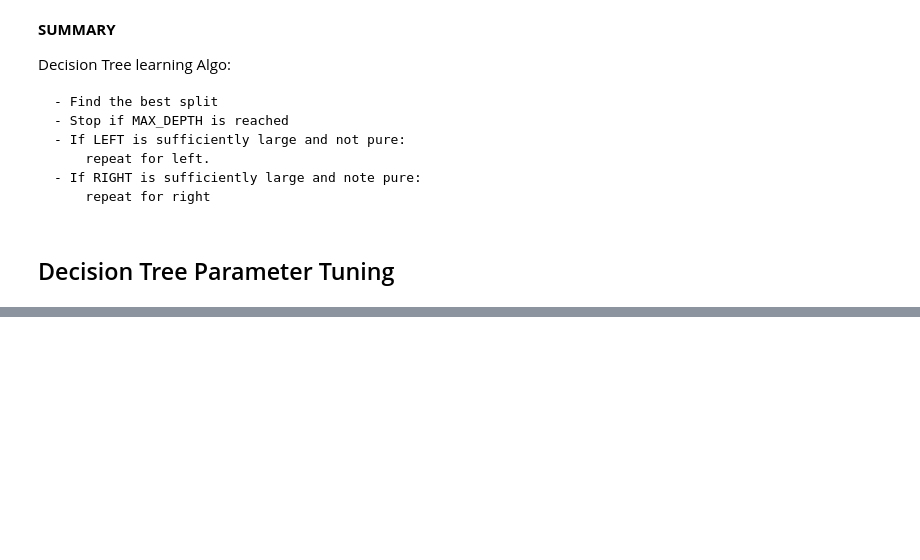
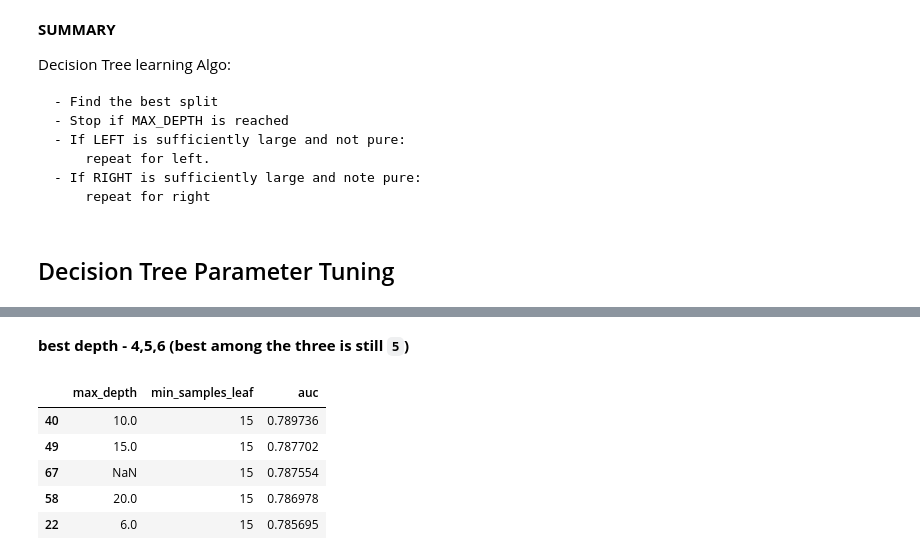
Before and after one commit to Rimsha-Bashir/machine-learning-zoomcamp, a Jupyter notebook: module-6/credit-risk-project.ipynb, the cells around one changed output, grey strips where cells are left out. Saved outputs shown, nothing was run; the diff lists cells and outputs as text; code cells hidden in the pictures; blank space fills up the shorter version.

```diff
--- a/module-6/credit-risk-project.ipynb
+++ b/module-6/credit-risk-project.ipynb
@@ -482,0 +520,2 @@ Decision Tree learning Algo:
+# %% [markdown]
+**best depth - 4,5,6 (best among the three is still `5`)**
@@ -482,0 +533,10 @@ Decision Tree learning Algo:
+# %%
+df_scores = pd.DataFrame(scores, columns = ['max_depth', 'min_samples_leaf', 'auc'])
+df_scores.sort_values('auc', ascending=False).head(5)
+# %% [output]
+|  | max_depth | min_samples_leaf | auc |
+| 40 | 10.0 | 15 | 0.789736 |
+| 49 | 15.0 | 15 | 0.787702 |
+| 67 | NaN | 15 | 0.787554 |
+| 58 | 20.0 | 15 | 0.786978 |
+| 22 | 6.0 | 15 | 0.785695 |
```
Also changed, not shown: parts of 9 cells of this notebook, 1 other file.
